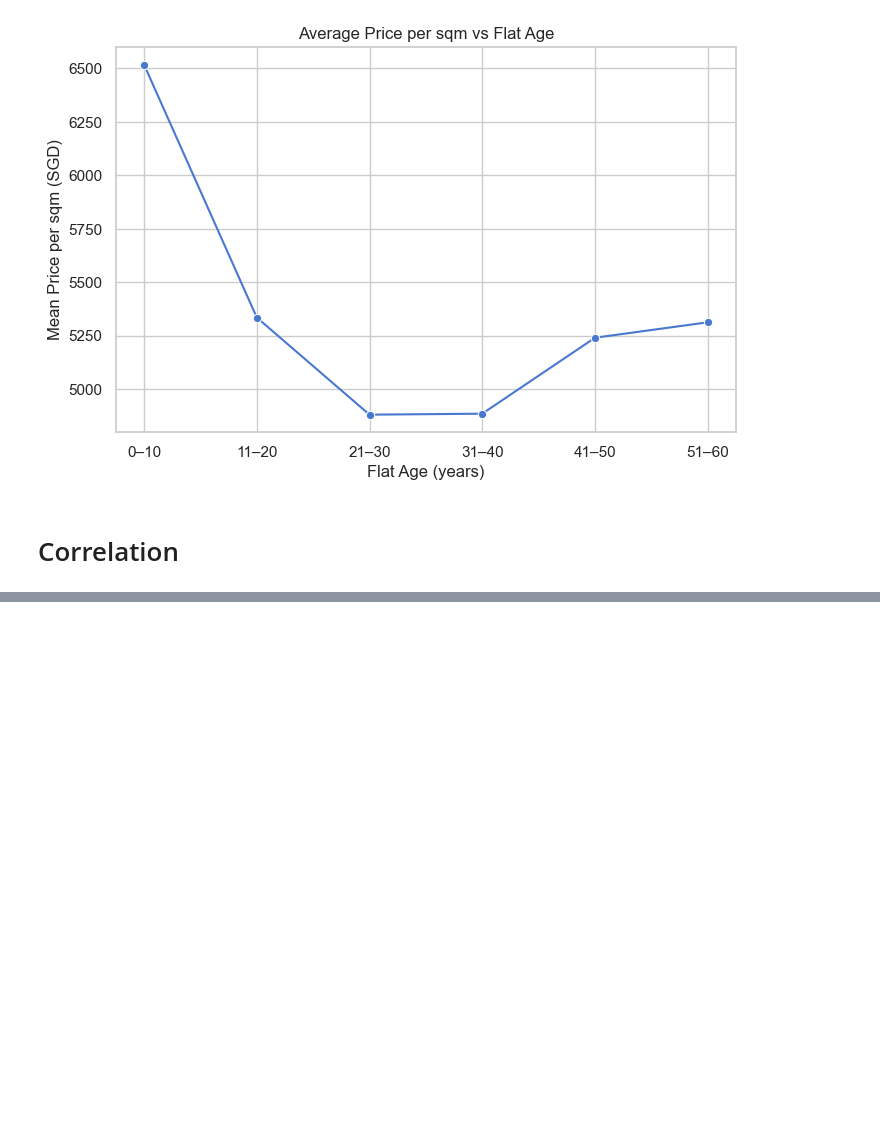
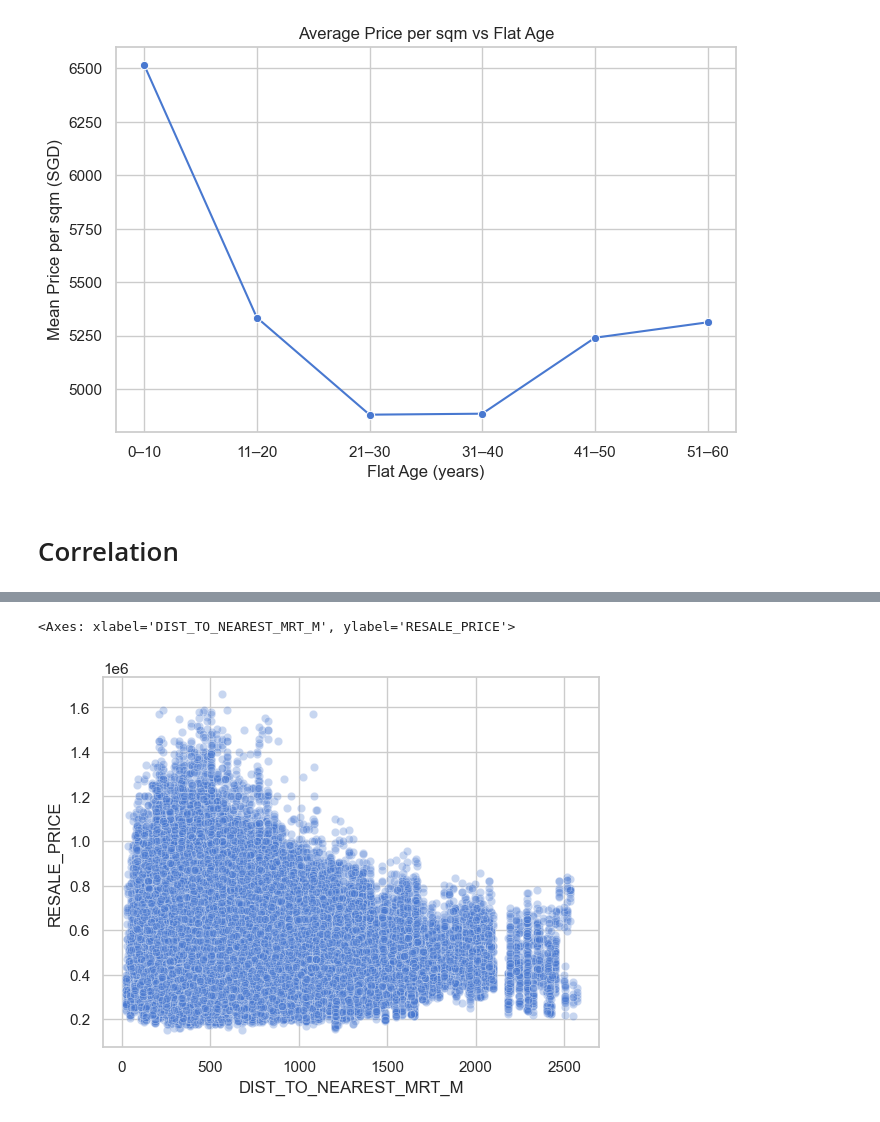
Before and after one commit to esteramine/cs5228_project, a Jupyter notebook: code/0_EDA.ipynb, the cells around one changed output, grey strips where cells are left out. Saved outputs shown, nothing was run; the diff lists cells and outputs as text; code cells hidden in the pictures; blank space fills up the shorter version.

```diff
--- a/code/0_EDA.ipynb
+++ b/code/0_EDA.ipynb
@@ -221,0 +301,5 @@ plt.show()
+# %%
+sns.scatterplot(x='DIST_TO_NEAREST_MRT_M', y='RESALE_PRICE', data=df, alpha=0.3)
+# %% [output]
+<Axes: xlabel='DIST_TO_NEAREST_MRT_M', ylabel='RESALE_PRICE'>
+[figure, added]
```
Also changed, not shown: parts of 15 cells of this notebook.
